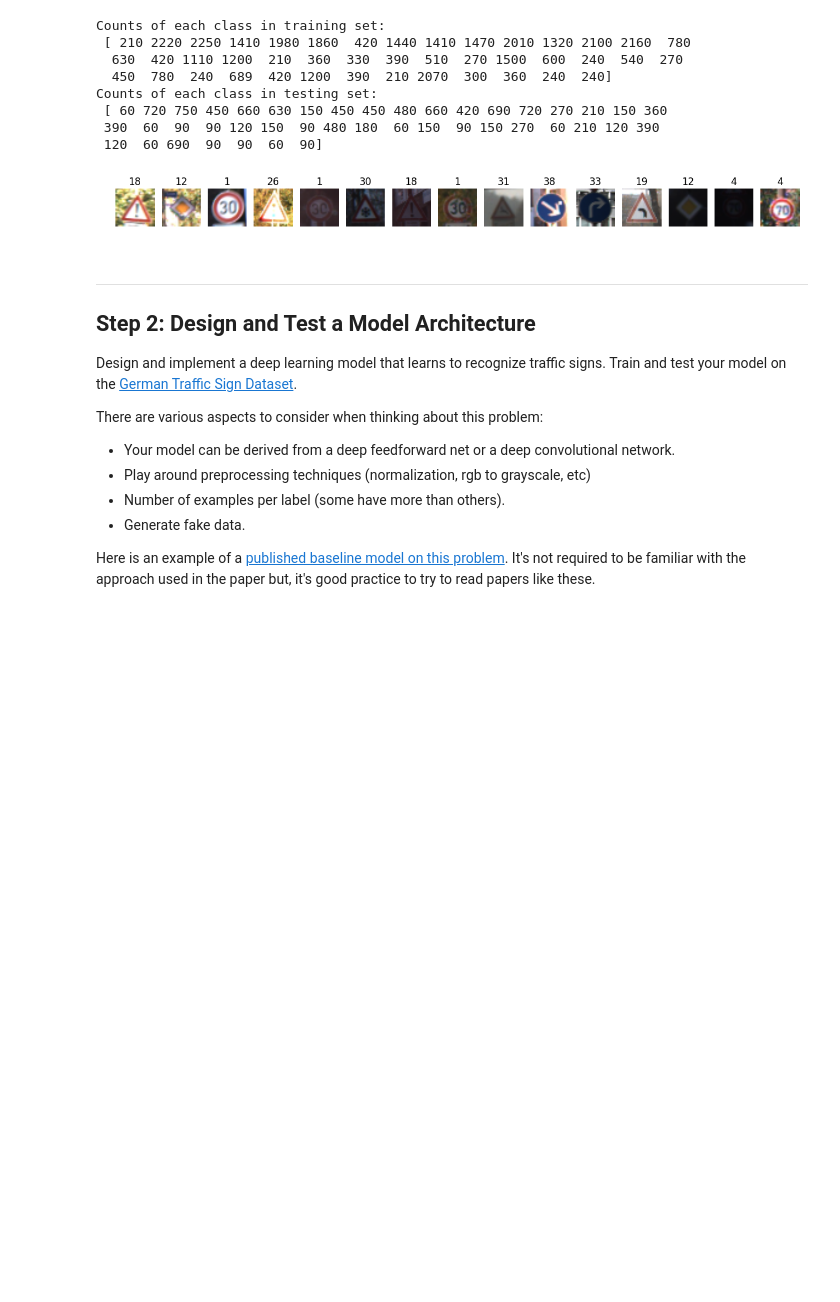
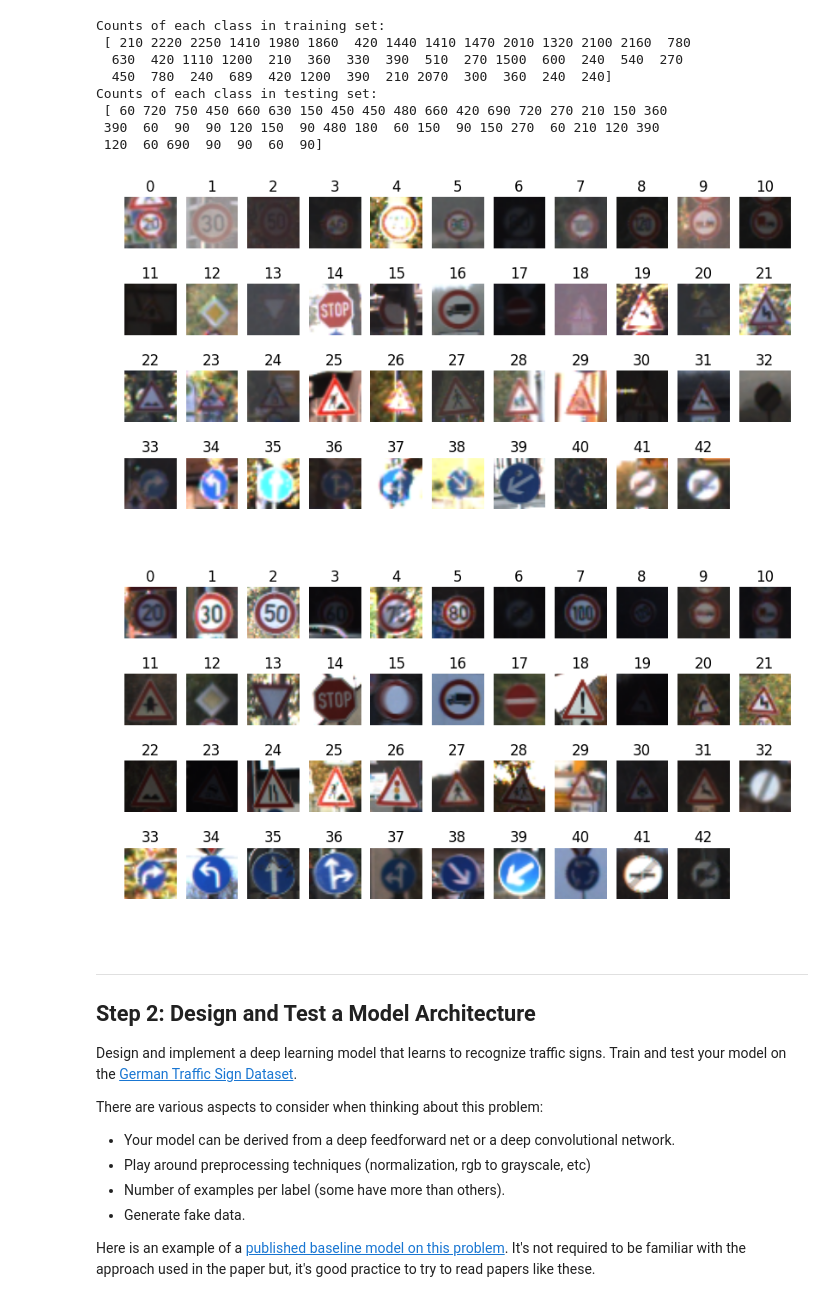
Before and after one commit to hangyao/Udacity_SDCND_traffic-signs, a Jupyter notebook: Traffic_Signs_Recognition.ipynb, the cells around one changed output. Drawn from its saved outputs; the diff is of its cells as text; code cells hidden in the pictures; blank space fills up the shorter version.

Commit message:
feat: updated P2
Redid the plot images part.

Redid the CNN structure.

```diff
--- a/Traffic_Signs_Recognition.ipynb
+++ b/Traffic_Signs_Recognition.ipynb
@@ -91,15 +93,34 @@ Counts of each class in testing set:
  [ 60 720 750 450 660 630 150 450 450 480 660 420 690 720 270 210 150 360
  390  60  90  90 120 150  90 480 180  60 150  90 150 270  60 210 120 390
  120  60 690  90  90  60  90]
-# %%
-plt.rcParams['figure.figsize'] = (15.0, 15.0)
-f, ax = plt.subplots(nrows=1, ncols=15)
-for i, j in enumerate(np.random.randint(0, n_train, size=15)):
-    ax[i].axis('off')
-    ax[i].set_title(y_train[j], loc='center')
-    ax[i].imshow(X_train[j,:,:,:])
-# %% [output]
-[figure, removed]
+# %%
+def getSampleImage(images, labels):
+    '''Get a sample image from each class'''
+    n_classes = np.unique(y_train).shape[0]
+    samples = []
+    for i in range(n_classes):
+        y = np.where(labels==i)[0][0]
+        samples.append(images[y])
+    return samples
+
+def plotImages(fig, images):
+    '''Plot a RGB image from each class'''
+    num_rows = 4
+    num_cols = 11
+    fig = plt.figure(fig,figsize=(10,5), dpi=32)
+    gs = gridspec.GridSpec(num_rows, num_cols, wspace=0.2, hspace=0.2)
+    ax = [plt.subplot(gs[i]) for i in range(num_rows * num_cols)]
+    for i, im in enumerate(images):
+        ax[i].imshow(im)
+        ax[i].set_title(i, loc='center')
+        ax[i].axis('off')
+    ax[i+1].axis('off')
+
+plotImages(1, getSampleImage(X_train, y_train))
+plotImages(2, getSampleImage(X_test, y_test))
+# %% [output]
+[figure, added]
+[figure, added]
 # %% [markdown]
 ----
 
```
Also changed, not shown: parts of 19 cells of this notebook.
